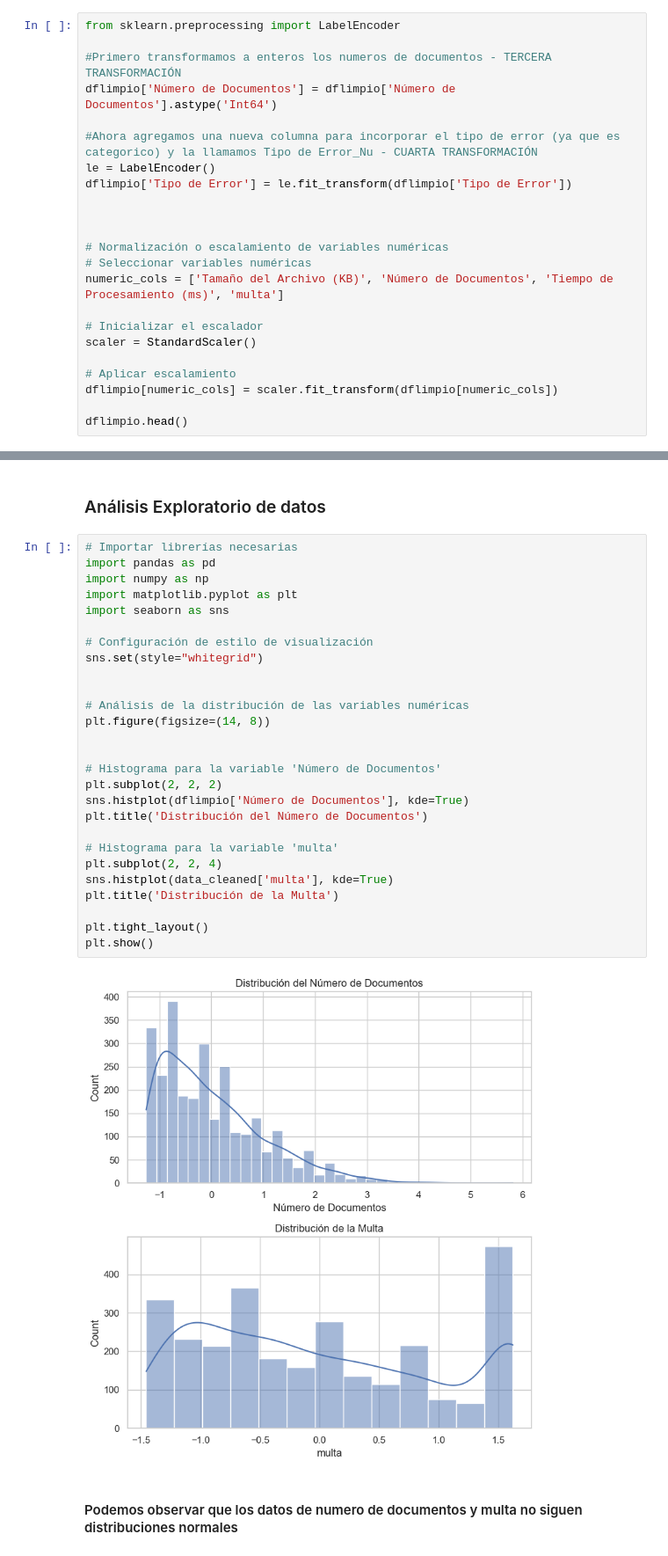
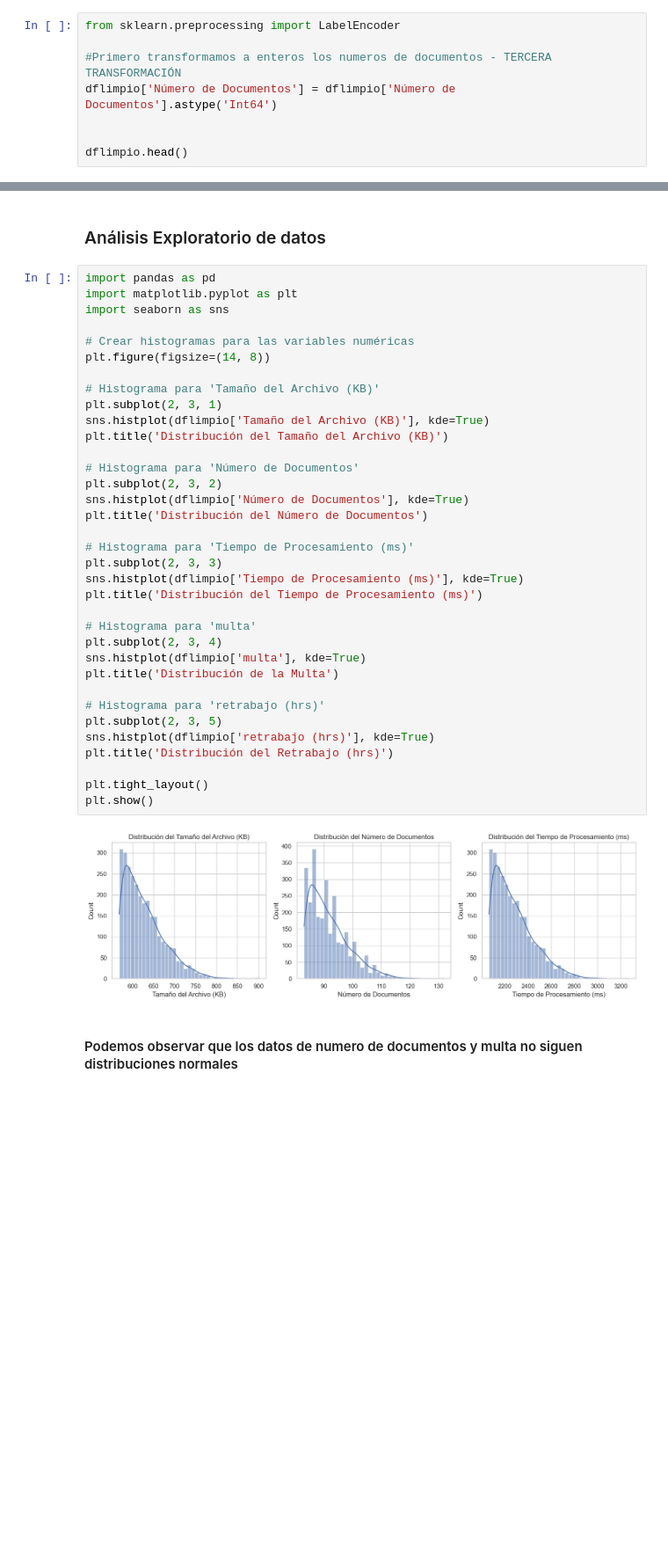
Before and after one commit to isccastillo1977/evidencia1-analisis-estadistico-al05089145, a Jupyter notebook: evidencia1-al05089145-JesusCastillo.ipynb, the cells around one changed output, grey strips where cells are left out. Shown at 88% size. Cells and saved outputs as stored; diff of their text form; blank space fills up the shorter version.

```diff
--- a/evidencia1-al05089145-JesusCastillo.ipynb
+++ b/evidencia1-al05089145-JesusCastillo.ipynb
@@ -197,21 +197,6 @@ from sklearn.preprocessing import LabelEncoder
 #Primero transformamos a enteros los numeros de documentos - TERCERA TRANSFORMACIÓN
 dflimpio['Número de Documentos'] = dflimpio['Número de Documentos'].astype('Int64')
 
-#Ahora agregamos una nueva columna para incorporar el tipo de error (ya que es categorico) y la llamamos Tipo de Error_Nu - CUARTA TRANSFORMACIÓN
-le = LabelEncoder()
-dflimpio['Tipo de Error'] = le.fit_transform(dflimpio['Tipo de Error'])
-
-
-
-# Normalización o escalamiento de variables numéricas
-# Seleccionar variables numéricas
-numeric_cols = ['Tamaño del Archivo (KB)', 'Número de Documentos', 'Tiempo de Procesamiento (ms)', 'multa']
-
-# Inicializar el escalador
-scaler = StandardScaler()
-
-# Aplicar escalamiento
-dflimpio[numeric_cols] = scaler.fit_transform(dflimpio[numeric_cols])
 
 dflimpio.head()
 # %% [output]
@@ -224,34 +209,42 @@ dflimpio.head()
 # %% [markdown]
 <H3>Análisis Exploratorio de datos </H3>
 # %%
-# Importar librerías necesarias
 import pandas as pd
-import numpy as np
 import matplotlib.pyplot as plt
 import seaborn as sns
 
-# Configuración de estilo de visualización
-sns.set(style="whitegrid")
-
-
-# Análisis de la distribución de las variables numéricas
+# Crear histogramas para las variables numéricas
 plt.figure(figsize=(14, 8))
 
+# Histograma para 'Tamaño del Archivo (KB)'
+plt.subplot(2, 3, 1)
+sns.histplot(dflimpio['Tamaño del Archivo (KB)'], kde=True)
+plt.title('Distribución del Tamaño del Archivo (KB)')
 
-# Histograma para la variable 'Número de Documentos'
-plt.subplot(2, 2, 2)
+# Histograma para 'Número de Documentos'
+plt.subplot(2, 3, 2)
 sns.histplot(dflimpio['Número de Documentos'], kde=True)
 plt.title('Distribución del Número de Documentos')
 
-# Histograma para la variable 'multa'
-plt.subplot(2, 2, 4)
-sns.histplot(data_cleaned['multa'], kde=True)
+# Histograma para 'Tiempo de Procesamiento (ms)'
+plt.subplot(2, 3, 3)
+sns.histplot(dflimpio['Tiempo de Procesamiento (ms)'], kde=True)
+plt.title('Distribución del Tiempo de Procesamiento (ms)')
+
+# Histograma para 'multa'
+plt.subplot(2, 3, 4)
+sns.histplot(dflimpio['multa'], kde=True)
 plt.title('Distribución de la Multa')
+
+# Histograma para 'retrabajo (hrs)'
+plt.subplot(2, 3, 5)
+sns.histplot(dflimpio['retrabajo (hrs)'], kde=True)
+plt.title('Distribución del Retrabajo (hrs)')
 
 plt.tight_layout()
 plt.show()
 # %% [output]
-[figure, old version]
+[figure, new version]
 # %% [markdown]
 <H4>Podemos observar que los datos de numero de documentos y multa no siguen distribuciones normales</H4>
 # %% [markdown]
```
Also changed, not shown: parts of 7 cells of this notebook, 1 other file.
